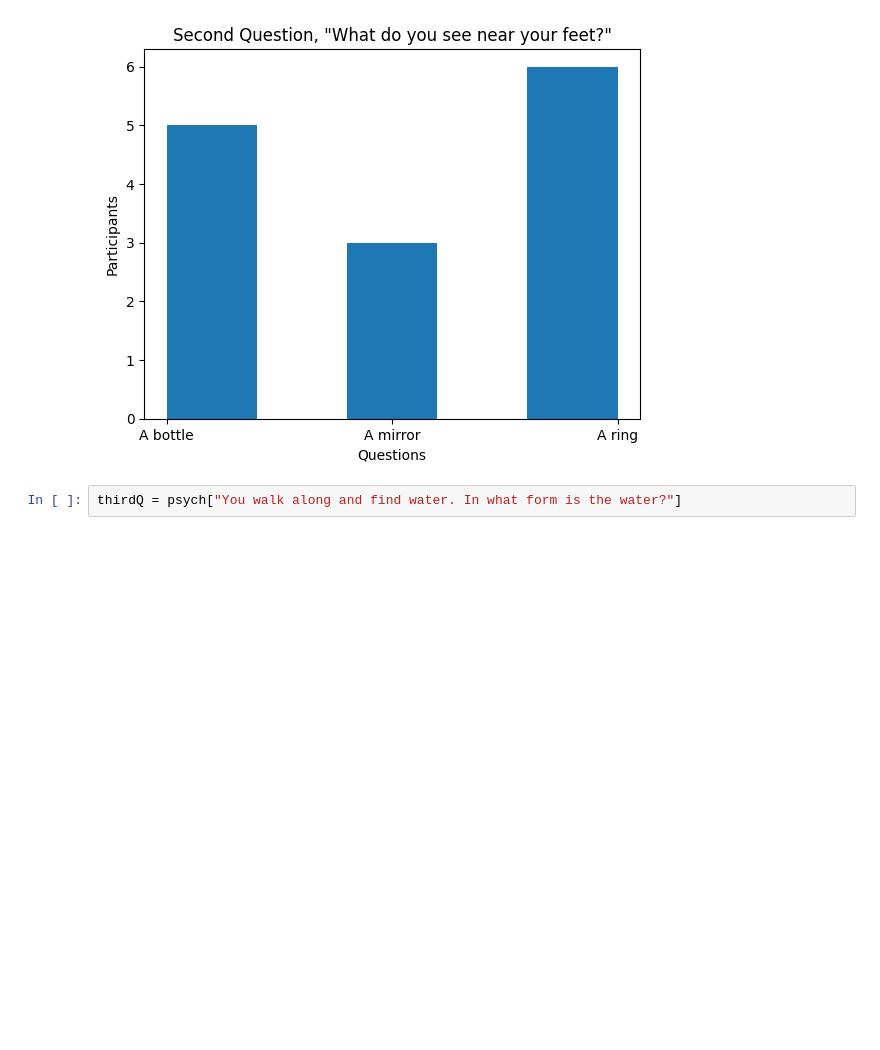
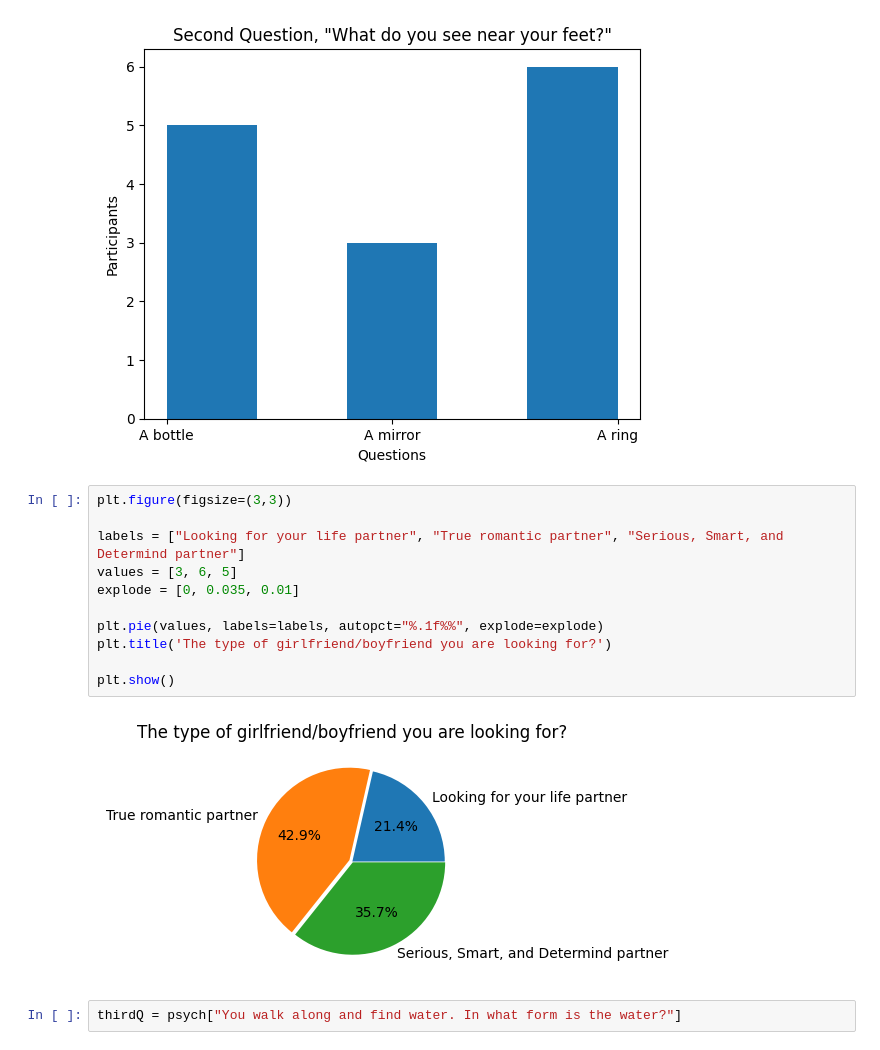
Before and after one commit to jyhun93/DataAmongUs_Yonghun_Jung, a Jupyter notebook: YongChart.ipynb, the cells around one changed output. Saved outputs shown, nothing was run; the diff lists cells and outputs as text; blank space fills up the shorter version.

```diff
--- a/YongChart.ipynb
+++ b/YongChart.ipynb
@@ -188,6 +177,19 @@ plt.title('Second Question, "What do you see near your feet?"')
 # %% [output]
 Text(0.5, 1.0, 'Second Question, "What do you see near your feet?"')
 [figure]
+# %%
+plt.figure(figsize=(3,3))
+
+labels = ["Looking for your life partner", "True romantic partner", "Serious, Smart, and Determind partner"]
+values = [3, 6, 5]
+explode = [0, 0.035, 0.01]
+
+plt.pie(values, labels=labels, autopct="%.1f%%", explode=explode)
+plt.title('The type of girlfriend/boyfriend you are looking for?')
+
+plt.show()
+# %% [output]
+[figure, added]
 # %%
 thirdQ = psych["You walk along and find water. In what form is the water?"]
 # %%
```
Also changed, not shown: parts of 9 cells of this notebook.
